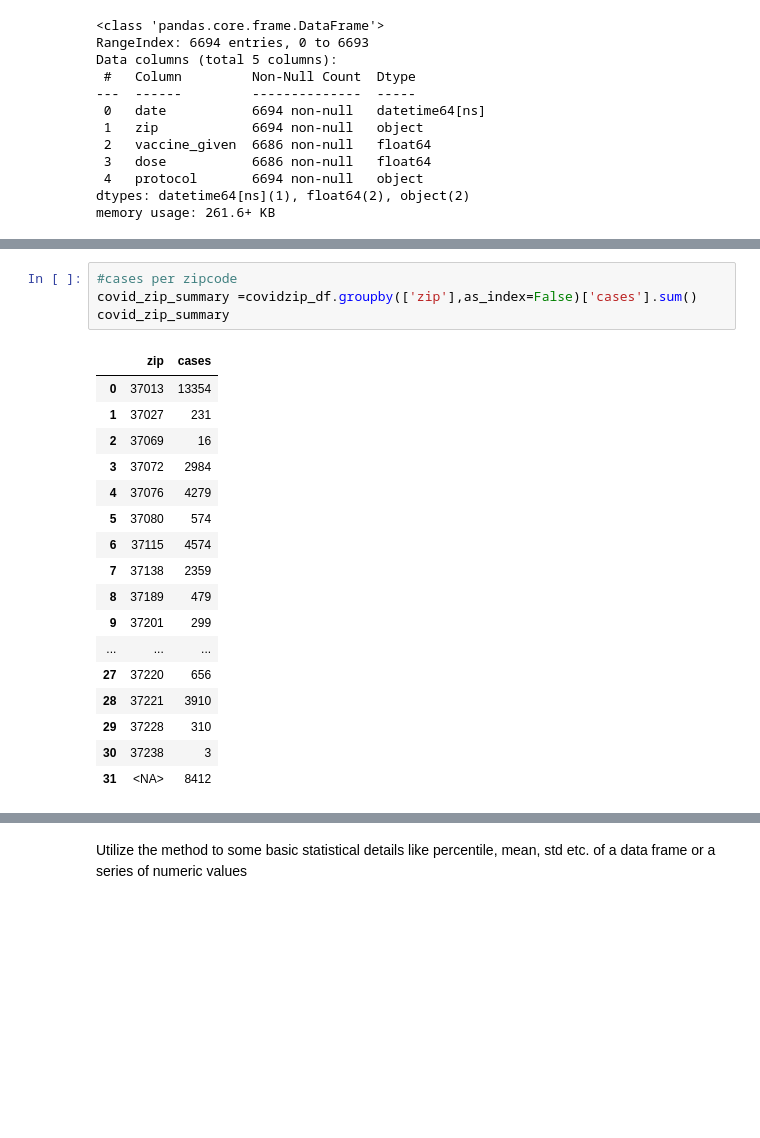
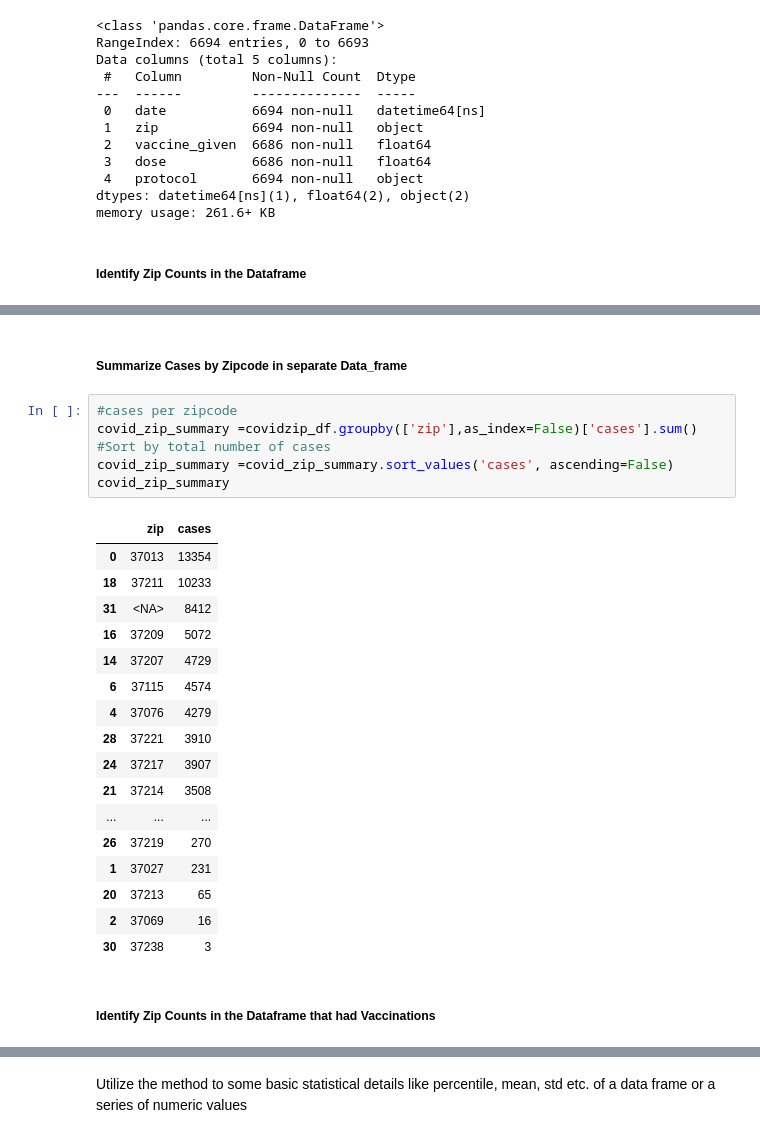
Before and after one commit to Engu12/nash-covid-cases-vaccines-honky_tonkin, a Jupyter notebook: notebook/EDAbook.ipynb, the cells around one changed output, grey strips where cells are left out. Drawn from its saved outputs; the diff is of its cells as text; blank space fills up the shorter version.

```diff
--- a/notebook/EDAbook.ipynb
+++ b/notebook/EDAbook.ipynb
@@ -154,6 +174,8 @@ Data columns (total 5 columns):
  4   protocol       6694 non-null   object
 dtypes: datetime64[ns](1), float64(2), object(2)
 memory usage: 261.6+ KB
+# %% [markdown]
+##### Identify Zip Counts in the Dataframe
 # %%
 covidzip_df['zip'].value_counts()
 # print('\n**********************************************\n')
@@ -176,28 +198,34 @@ covidzip_df['zip'].value_counts()
 37069     13
 37238      3
 Name: zip, dtype: int64
+# %% [markdown]
+##### Summarize Cases by Zipcode in separate Data_frame
 # %%
 #cases per zipcode
 covid_zip_summary =covidzip_df.groupby(['zip'],as_index=False)['cases'].sum()
+#Sort by total number of cases
+covid_zip_summary =covid_zip_summary.sort_values('cases', ascending=False)
 covid_zip_summary
 # %% [output]
 |  | zip | cases |
 | 0 | 37013 | 13354 |
+| 18 | 37211 | 10233 |
+| 31 | <NA> | 8412 |
+| 16 | 37209 | 5072 |
+| 14 | 37207 | 4729 |
+| 6 | 37115 | 4574 |
+| 4 | 37076 | 4279 |
+| 28 | 37221 | 3910 |
+| 24 | 37217 | 3907 |
+| 21 | 37214 | 3508 |
+| ... | ... | ... |
+| 26 | 37219 | 270 |
 | 1 | 37027 | 231 |
+| 20 | 37213 | 65 |
 | 2 | 37069 | 16 |
-| 3 | 37072 | 2984 |
-| 4 | 37076 | 4279 |
-| 5 | 37080 | 574 |
-| 6 | 37115 | 4574 |
-| 7 | 37138 | 2359 |
-| 8 | 37189 | 479 |
-| 9 | 37201 | 299 |
-| ... | ... | ... |
-| 27 | 37220 | 656 |
-| 28 | 37221 | 3910 |
-| 29 | 37228 | 310 |
 | 30 | 37238 | 3 |
-| 31 | <NA> | 8412 |
+# %% [markdown]
+##### Identify Zip Counts in the Dataframe that had Vaccinations
 # %%
 vaccine_df.zip.value_counts()
 # %% [output]
```
Also changed, not shown: parts of 30 cells of this notebook, 3 other files.
